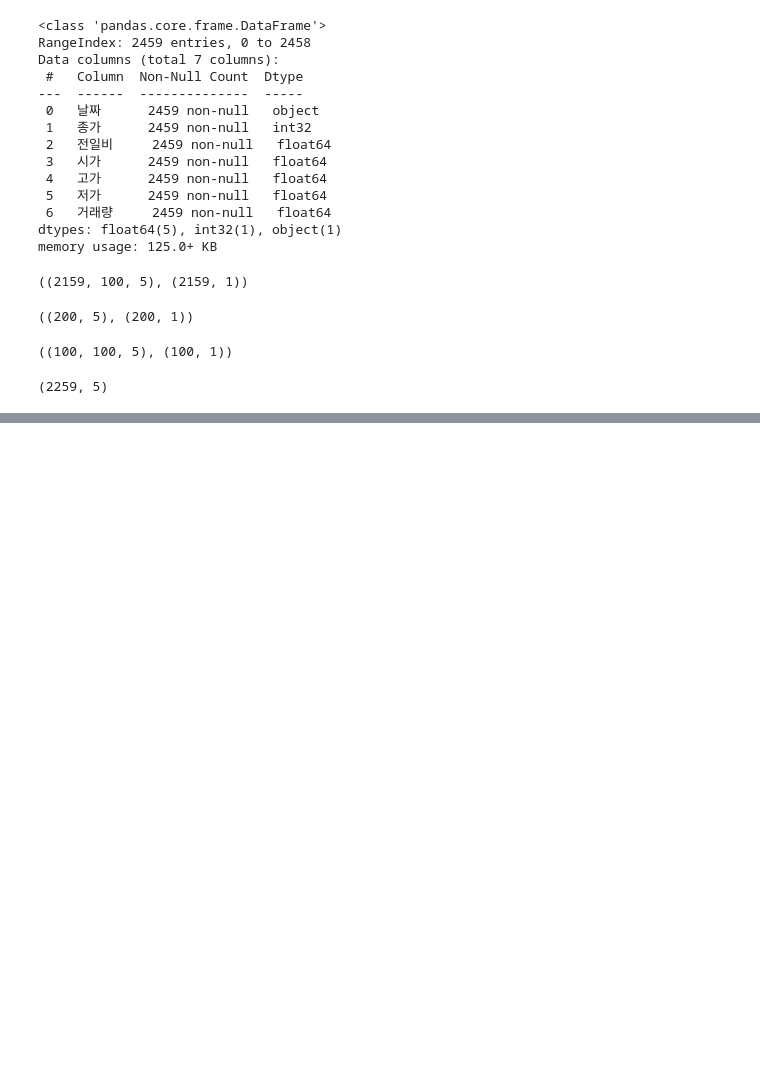
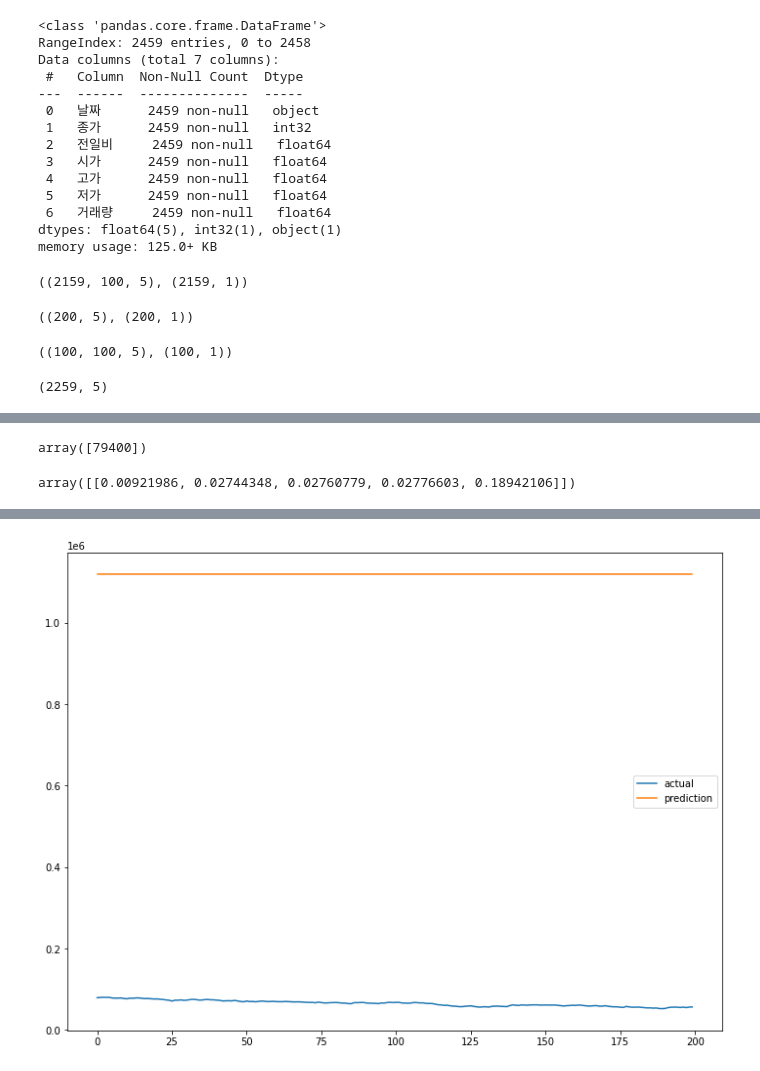
Before and after one commit to Ukjang/2022fin, a Jupyter notebook: 머신러닝_딥러닝/LSTM_삼성전자주가예측_프로젝트.ipynb, the cells around one changed output, grey strips where cells are left out. Cells and saved outputs as stored; diff of their text form; code cells hidden in the pictures; blank space fills up the shorter version.

```diff
--- a/머신러닝_딥러닝/LSTM_삼성전자주가예측_프로젝트.ipynb
+++ b/머신러닝_딥러닝/LSTM_삼성전자주가예측_프로젝트.ipynb
@@ -322,8 +362,8 @@ ConversionError: Failed to convert value(s) to axis units: 2259    20211217
 # %%
 from sklearn.model_selection import train_test_split
 import numpy as np
-feature_cols = ['전일비','시가','고가','저가','거래량']
+feature_cols = ['전일비','시가', '거래량']
 label_cols = ['종가']
-X_train = train[feature_cols]
-y_train = train[label_cols]
+X_train = train[feature_cols].values
+y_train = train[label_cols].values
 # %%
@@ -370,0 +443,17 @@ best_model.evaluate(test_feature, test_label)
+# %%
+y_test[0]
+# %% [output]
+array([79400])
+# %%
+X_test.iloc[0, :].values.reshape(-1,5)
+# %% [output]
+array([[0.00921986, 0.02744348, 0.02760779, 0.02776603, 0.18942106]])
+# %%
+pred = best_model.predict(X_test)
+plt.figure(figsize=(12, 9))
+plt.plot(y_test, label = 'actual')
+plt.plot(pred.flatten(), label = 'prediction')
+plt.legend()
+#plt.xticks(test_date)
+plt.show()
+# %% [output]
@@ -370,0 +461 @@ best_model.evaluate(test_feature, test_label)
+[figure, added]
```
Also changed, not shown: parts of 38 cells of this notebook, 4 other files.
